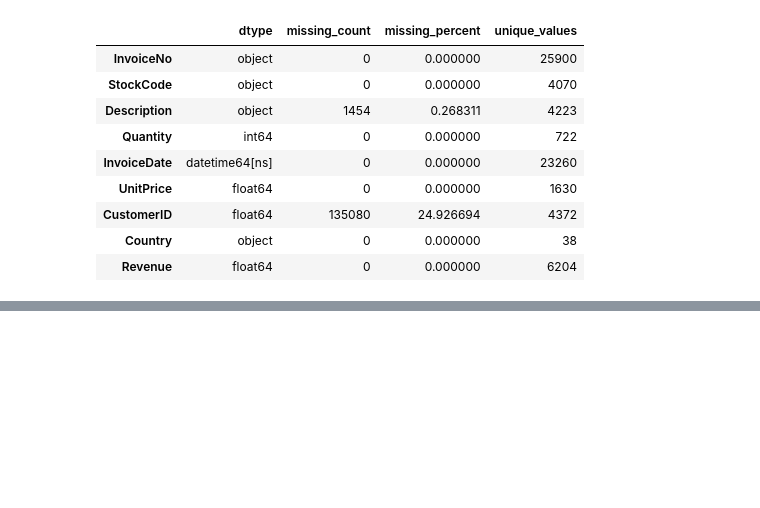
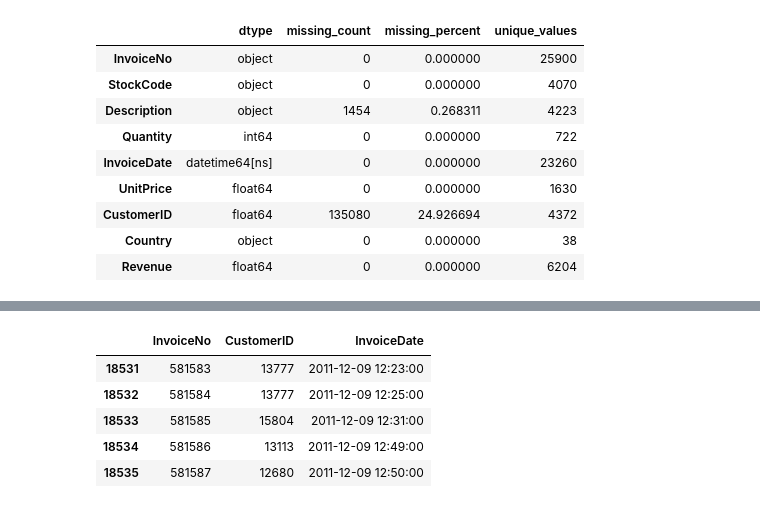
Before and after one commit to Alirezagj1/ecommerce-sales-prediction, a Jupyter notebook: notebooks/01_data_exploration.ipynb, the cells around one changed output, grey strips where cells are left out. Cells and saved outputs as stored; diff of their text form; code cells hidden in the pictures; blank space fills up the shorter version.

```diff
--- a/notebooks/01_data_exploration.ipynb
+++ b/notebooks/01_data_exploration.ipynb
@@ -161,0 +181,10 @@ df_clean.to_csv("../data/processed/online_retail_clean.csv", index=False)
+# %%
+invoices = df_clean[["InvoiceNo", "CustomerID", "InvoiceDate"]].drop_duplicates(subset=["InvoiceNo"]).reset_index(drop=True)
+invoices.tail()
+# %% [output]
+|  | InvoiceNo | CustomerID | InvoiceDate |
+| 18531 | 581583 | 13777 | 2011-12-09 12:23:00 |
+| 18532 | 581584 | 13777 | 2011-12-09 12:25:00 |
+| 18533 | 581585 | 15804 | 2011-12-09 12:31:00 |
+| 18534 | 581586 | 13113 | 2011-12-09 12:49:00 |
+| 18535 | 581587 | 12680 | 2011-12-09 12:50:00 |
```
Also changed, not shown: parts of 10 cells of this notebook, 2 other files.
